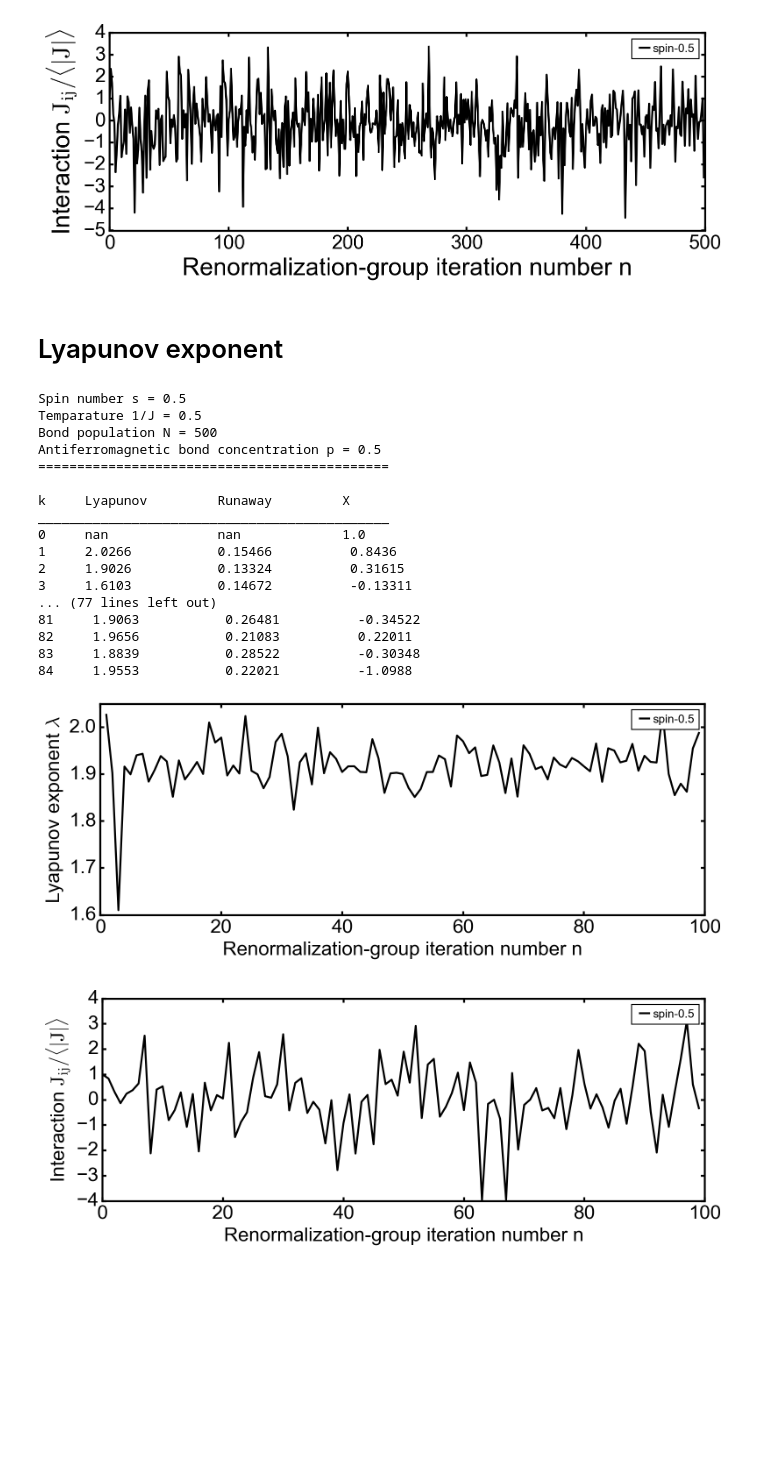
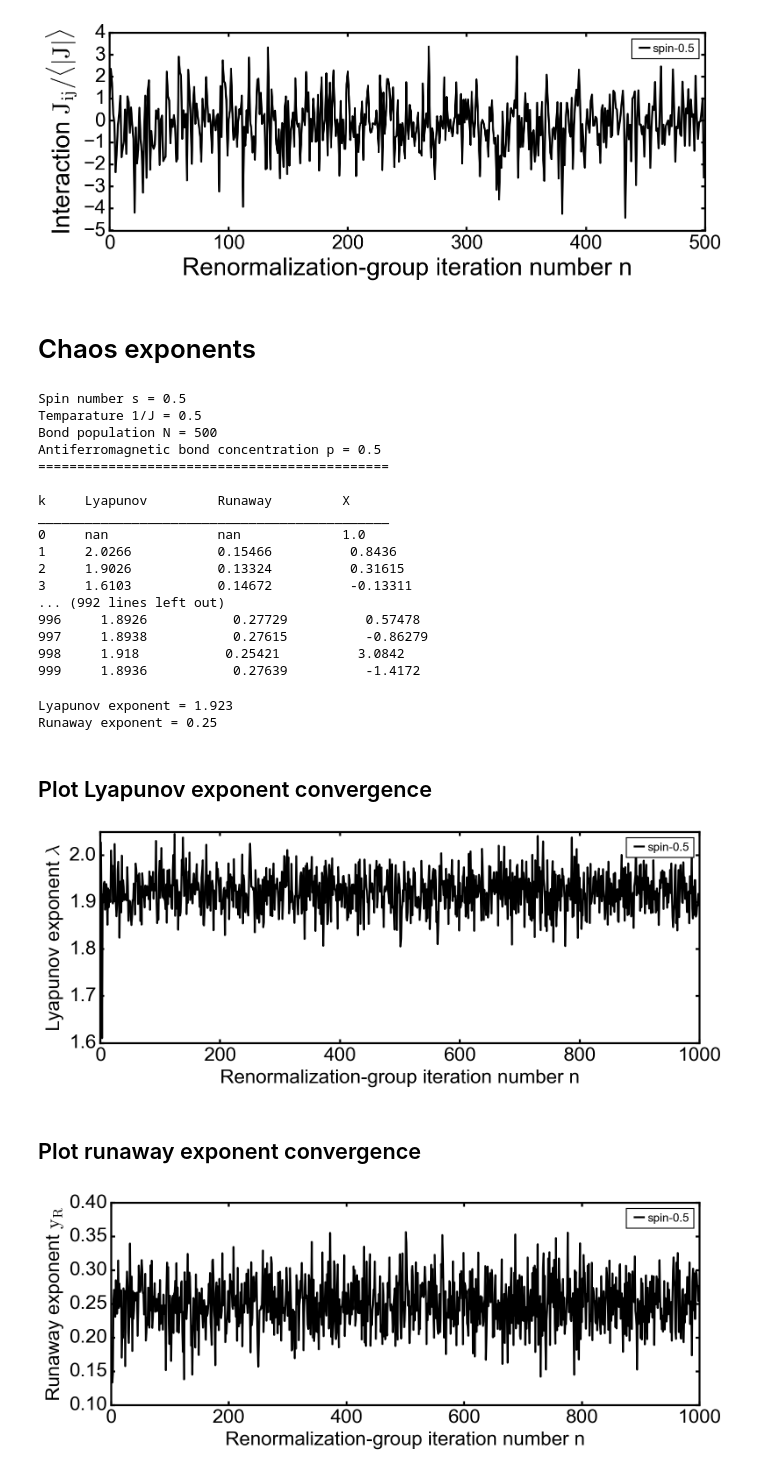
Before and after one commit to erbilcanartun/spin-glass-chaos, a Jupyter notebook: spin-glass_chaos.ipynb, the cells around one changed output. Drawn from its saved outputs; the diff is of its cells as text; code cells hidden in the pictures; blank space fills up the shorter version.

Commit message:
Add images for results and polish codes
Images for calculations added to images folder.

```diff
--- a/spin-glass_chaos.ipynb
+++ b/spin-glass_chaos.ipynb
@@ -23,7 +23,7 @@ print(t)
 # Renormalization group flow
 # %%
 s = 0.5 # Spin number s
-T = .1 # Temperature 1/J
+T = 0.5 # Temperature 1/J
 
 p = 0.5 # Antiferromagnetic bond concentration
 N = 500 # Bond population
@@ -97,18 +97,18 @@ plt.show()
 # %% [output]
 [figure]
 # %% [markdown]
-# Lyapunov exponent
+# Chaos exponents
 # %%
 s = 0.5 # Spin number s
 T = 0.5 # Temperature 1/J
 
 p = 0.5 # Antiferromagnetic bond concentration
 N = 500 # Bond population
-n = 100 # RG iteration number
+n = 1000 # RG iteration number
 
 # Ferro and antiferro transfer matrices
-ferro  = rg.transfer_matrix(s,  1/T)
-aferro = rg.transfer_matrix(s, -1/T)
+ferro  = rg.transfer_matrix(s,  1 / T)
+aferro = rg.transfer_matrix(s, -1 / T)
 
 t_list = []
 for _ in range(int((1 - p) * N)):
@@ -203,11 +203,20 @@ _____________________________________________
 1     2.0266           0.15466          0.8436
 2     1.9026           0.13324          0.31615
 3     1.6103           0.14672          -0.13311
-... (77 lines left out)
-81     1.9063           0.26481          -0.34522
-82     1.9656           0.21083          0.22011
-83     1.8839           0.28522          -0.30348
-84     1.9553           0.22021          -1.0988
+... (992 lines left out)
+996     1.8926           0.27729          0.57478
+997     1.8938           0.27615          -0.86279
+998     1.918           0.25421          3.0842
+999     1.8936           0.27639          -1.4172
+# %%
+# Results
+print(f"Lyapunov exponent = {round(lyapunov_list[100:,1].mean(), 3)}")
+print(f"Runaway exponent = {round(runaway_list[100:,1].mean(), 3)}")
+# %% [output]
+Lyapunov exponent = 1.923
+Runaway exponent = 0.25
+# %% [markdown]
+## Plot Lyapunov exponent convergence
 # %%
 lw = 2
 fs = 20
@@ -226,27 +235,29 @@ ax.tick_params(axis="both", direction="in", left=True, width=lw, length=4, label
 ax.set_xlabel(r"Renormalization-group iteration number n", fontsize=fs)
 ax.set_ylabel(r"Lyapunov exponent $\mathrm{\lambda}$", fontsize=fs)
 plt.show()
-#fig.savefig('chaotic_flow', bbox_inches="tight")
+#fig.savefig('lyapunov_exponent', dpi=300)
 # %% [output]
-[figure, old version]
+[figure, new version]
+# %% [markdown]
+## Plot runaway exponent convergence
 # %%
 lw = 2
 fs = 20
 fig = plt.figure(figsize=(10, 4), layout='tight')
 fig.set_facecolor('none')
 plt.style.use('classic')
 plt.rc('lines', linewidth=lw)
 plt.rc('axes', linewidth=lw)
 plt.rcParams['font.family'] = 'Arial'
 plt.rcParams.update({'mathtext.default':'regular'})
 
 ax = plt.subplot(111)
-ax.plot(flow[:,0], flow[:,1], linestyle='-', marker='', markersize=10, label="spin-" + str(s), color='black')
+ax.plot(runaway_list[1:,0], runaway_list[1:,1], linestyle='-', marker='', markersize=10, label="spin-" + str(s), color='black')
 ax.legend(loc='upper right', ncol=1, prop={'size':fs - 8}, labelspacing=0.5, handlelength=1.4, handletextpad=0)
 ax.tick_params(axis="both", direction="in", left=True, width=lw, length=4, labelsize=fs)
 ax.set_xlabel(r"Renormalization-group iteration number n", fontsize=fs)
-ax.set_ylabel(r"Interaction $\mathrm{J_{ij} / \langle |J| \rangle}$", fontsize=fs)
+ax.set_ylabel(r"Runaway exponent $\mathrm{y_R}$", fontsize=fs)
 plt.show()
-#fig.savefig('chaotic_flow', bbox_inches="tight")
+#fig.savefig('runaway_exponent', dpi=300)
 # %% [output]
-[figure, old version]
+[figure, new version]
```
Also changed, not shown: parts of 3 cells of this notebook, 3 other files.
